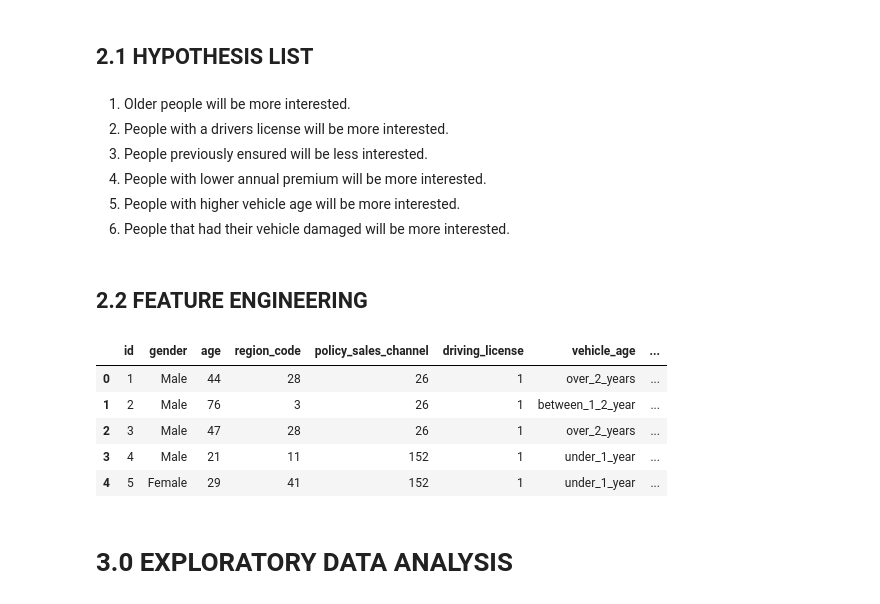
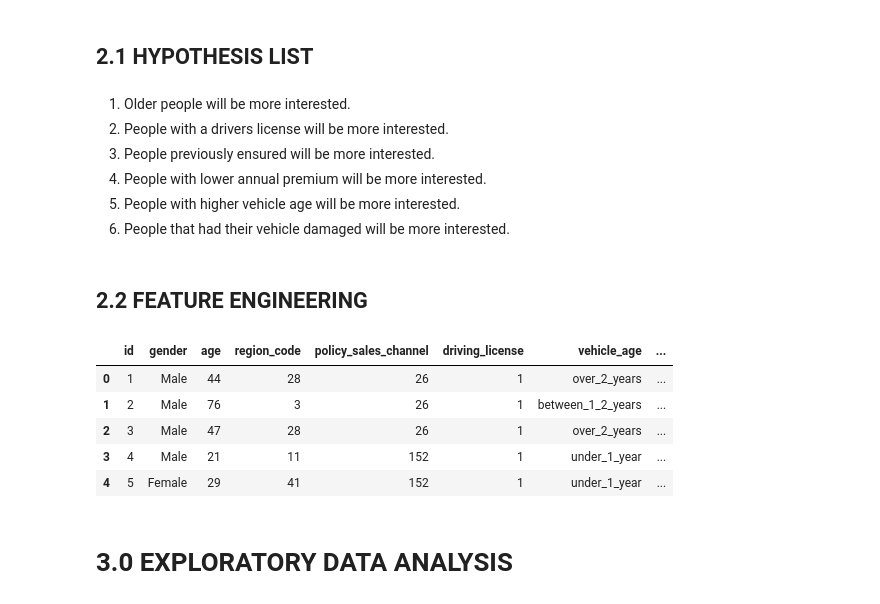
Before and after one commit to gustavo-chagas/health-cross-sell, a Jupyter notebook: p03-health-cross-sell.ipynb, the cells around one changed output. Drawn from its saved outputs; the diff is of its cells as text; code cells hidden in the pictures.

```diff
--- a/p03-health-cross-sell.ipynb
+++ b/p03-health-cross-sell.ipynb
@@ -181,7 +182,7 @@ df2 = df1.copy()
 # %% [markdown]
 1. Older people will be more interested.
 2. People with a drivers license will be more interested.
-3. People previously ensured will be less interested.
+3. People previously ensured will be more interested.
 4. People with lower annual premium will be more interested.
 5. People with higher vehicle age will be more interested.
 6. People that had their vehicle damaged will be more interested.
@@ -190,23 +191,23 @@ df2 = df1.copy()
 # %%
 ins_cat = df2[['driving_license','previously_insured','response']]
 cat_attributes = cat_attributes.join(ins_cat)
 num_attributes = num_attributes.drop(ins_cat,axis=1)
 
 # vehicle age
-dict_vehicle_age = {'> 2 Years':'over_2_years', '1-2 Year':'between_1_2_year', '< 1 Year':'under_1_year'}
+dict_vehicle_age = {'> 2 Years':'over_2_years', '1-2 Year':'between_1_2_years', '< 1 Year':'under_1_year'}
 df2['vehicle_age'] = df2['vehicle_age'].map(dict_vehicle_age)
 cat_attributes['vehicle_age'] = cat_attributes['vehicle_age'].map(dict_vehicle_age)
 
 # vehicle damage
 dict_vehicle_damage = {'Yes': 1, 'No': 0}
 df2['vehicle_damage'] = df2['vehicle_damage'].map(dict_vehicle_damage)
 cat_attributes['vehicle_damage'] = cat_attributes['vehicle_damage'].map(dict_vehicle_damage)
 
 df2.head()
 # %% [output]
 |  | id | gender | age | region_code | policy_sales_channel | driving_license | vehicle_age | ... |
 | 0 | 1 | Male | 44 | 28 | 26 | 1 | over_2_years | ... |
-| 1 | 2 | Male | 76 | 3 | 26 | 1 | between_1_2_year | ... |
+| 1 | 2 | Male | 76 | 3 | 26 | 1 | between_1_2_years | ... |
 | 2 | 3 | Male | 47 | 28 | 26 | 1 | over_2_years | ... |
 | 3 | 4 | Male | 21 | 11 | 152 | 1 | under_1_year | ... |
 | 4 | 5 | Female | 29 | 41 | 152 | 1 | under_1_year | ... |
```
Also changed, not shown: parts of 14 cells of this notebook.
